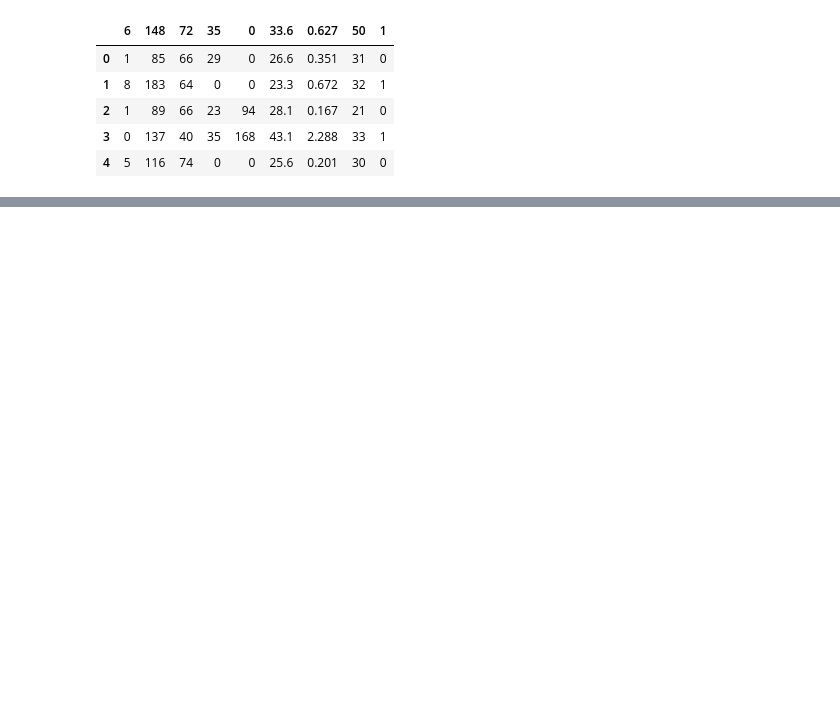
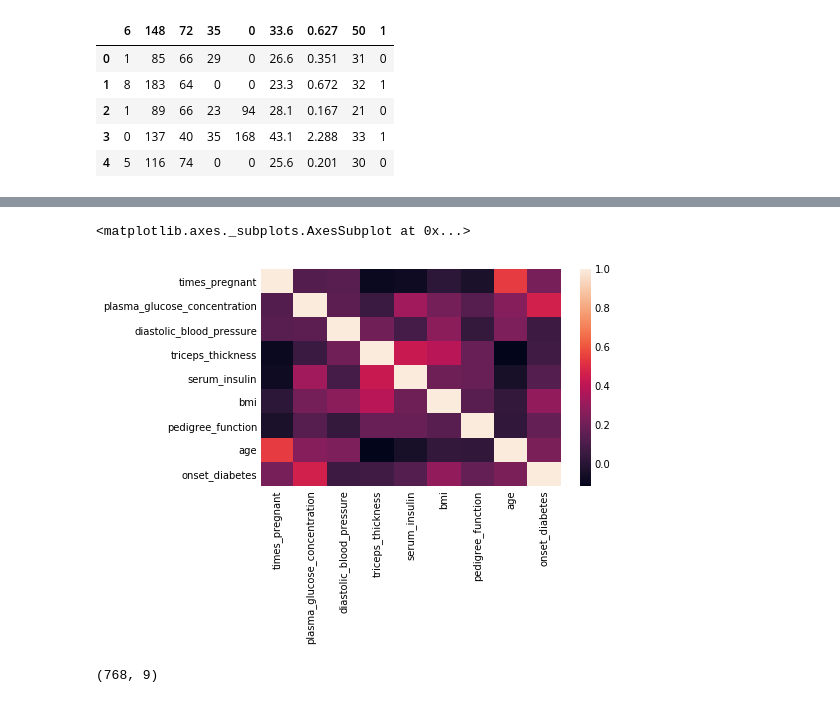
Before and after one commit to SuperSupeng/Data-analysis-with-python, a Jupyter notebook: dataAnalysis/Feature understanding/Feature enhanced.ipynb, the cells around one changed output, grey strips where cells are left out. Saved outputs shown, nothing was run; the diff lists cells and outputs as text; code cells hidden in the pictures; blank space fills up the shorter version.

```diff
--- a/dataAnalysis/Feature understanding/Feature enhanced.ipynb
+++ b/dataAnalysis/Feature understanding/Feature enhanced.ipynb
@@ -19,0 +78,9 @@ pima.head()
+# %%
+sns.heatmap(pima.corr())
+# %% [output]
+<matplotlib.axes._subplots.AxesSubplot at 0x...>
+[figure, added]
+# %%
+pima.shape
+# %% [output]
+(768, 9)
```
Also changed, not shown: parts of 9 cells of this notebook.
